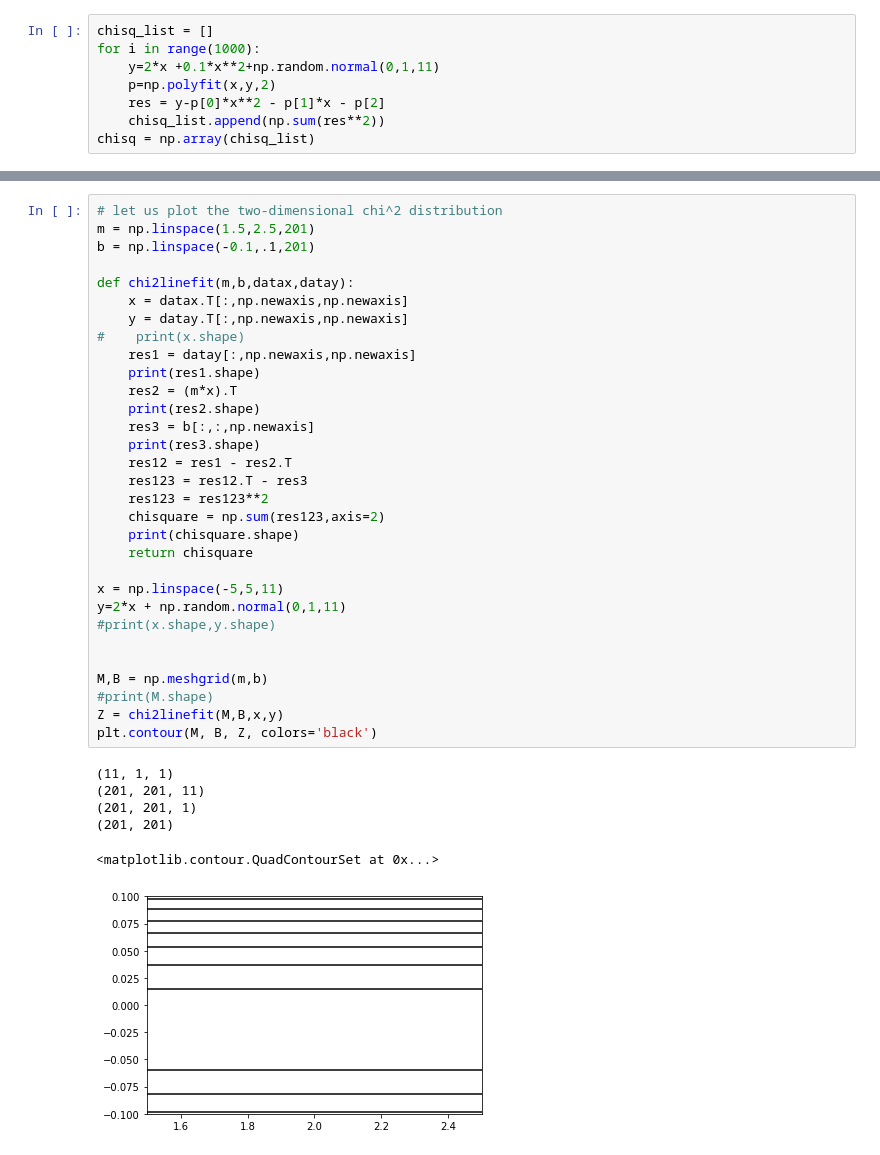
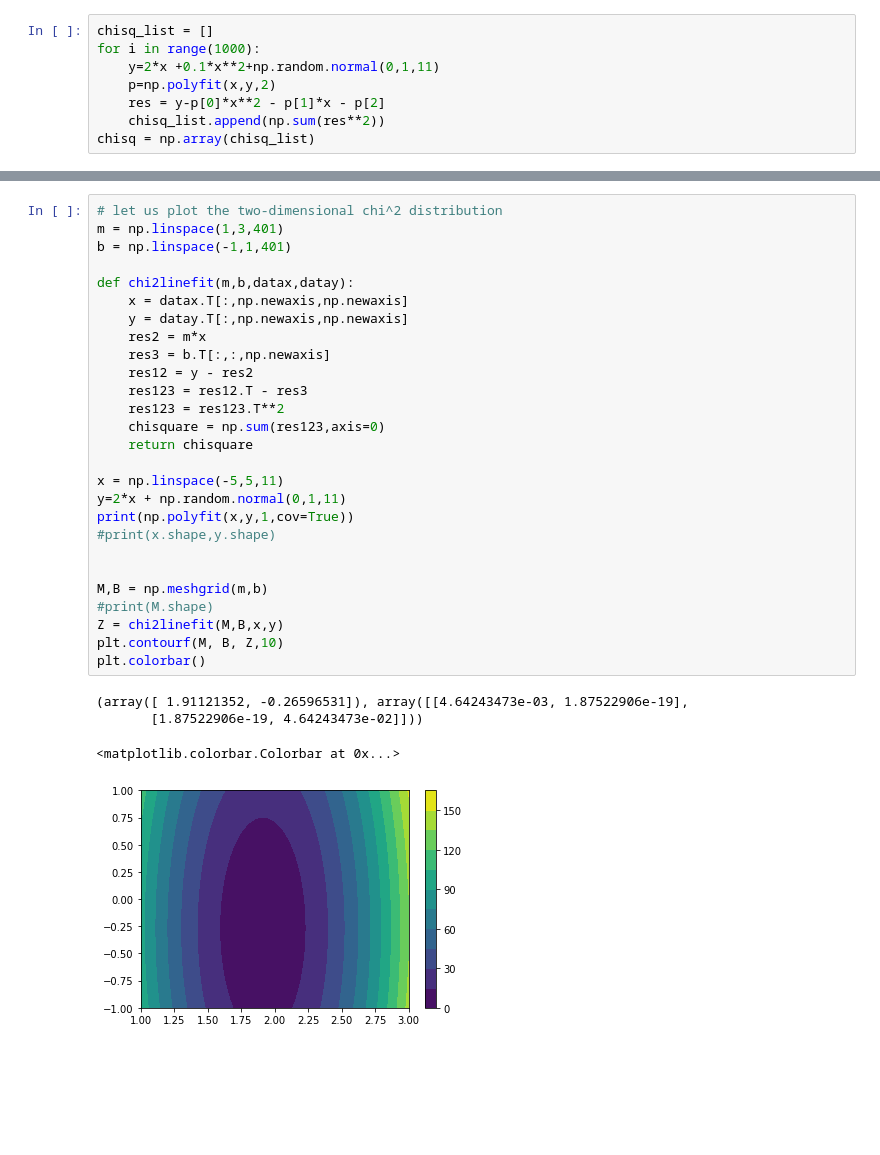
Before and after one commit to hstrey/BME-572-2018, a Jupyter notebook: Least Square fitting.ipynb, the cells around one changed output, grey strips where cells are left out. Saved outputs shown, nothing was run; the diff lists cells and outputs as text; blank space fills up the shorter version.

Commit message:
managed to 2d plot chi2 as function of m and b

```diff
--- a/Least Square fitting.ipynb
+++ b/Least Square fitting.ipynb
@@ -143,39 +143,33 @@ plt.plot(chi,chi2distr)
 # %%
 # let us plot the two-dimensional chi^2 distribution
-m = np.linspace(1.5,2.5,201)
-b = np.linspace(-0.1,.1,201)
+m = np.linspace(1,3,401)
+b = np.linspace(-1,1,401)
 
 def chi2linefit(m,b,datax,datay):
     x = datax.T[:,np.newaxis,np.newaxis]
     y = datay.T[:,np.newaxis,np.newaxis]
-#    print(x.shape)
-    res1 = datay[:,np.newaxis,np.newaxis]
-    print(res1.shape)
-    res2 = (m*x).T
-    print(res2.shape)
-    res3 = b[:,:,np.newaxis]
-    print(res3.shape)
-    res12 = res1 - res2.T
+    res2 = m*x
+    res3 = b.T[:,:,np.newaxis]
+    res12 = y - res2
     res123 = res12.T - res3
-    res123 = res123**2
-    chisquare = np.sum(res123,axis=2)
-    print(chisquare.shape)
+    res123 = res123.T**2
+    chisquare = np.sum(res123,axis=0)
     return chisquare
 
 x = np.linspace(-5,5,11)
 y=2*x + np.random.normal(0,1,11)
+print(np.polyfit(x,y,1,cov=True))
 #print(x.shape,y.shape)
 
 
 M,B = np.meshgrid(m,b)
 #print(M.shape)
 Z = chi2linefit(M,B,x,y)
-plt.contour(M, B, Z, colors='black')
+plt.contourf(M, B, Z,10)
+plt.colorbar()
 # %% [output]
-(11, 1, 1)
-(201, 201, 11)
-(201, 201, 1)
-(201, 201)
+(array([ 1.91121352, -0.26596531]), array([[4.64243473e-03, 1.87522906e-19],
+       [1.87522906e-19, 4.64243473e-02]]))
-<matplotlib.contour.QuadContourSet at 0x...>
+<matplotlib.colorbar.Colorbar at 0x...>
-[figure, old version]
+[figure, new version]
 # %%
```
Also changed, not shown: parts of 22 cells of this notebook.
